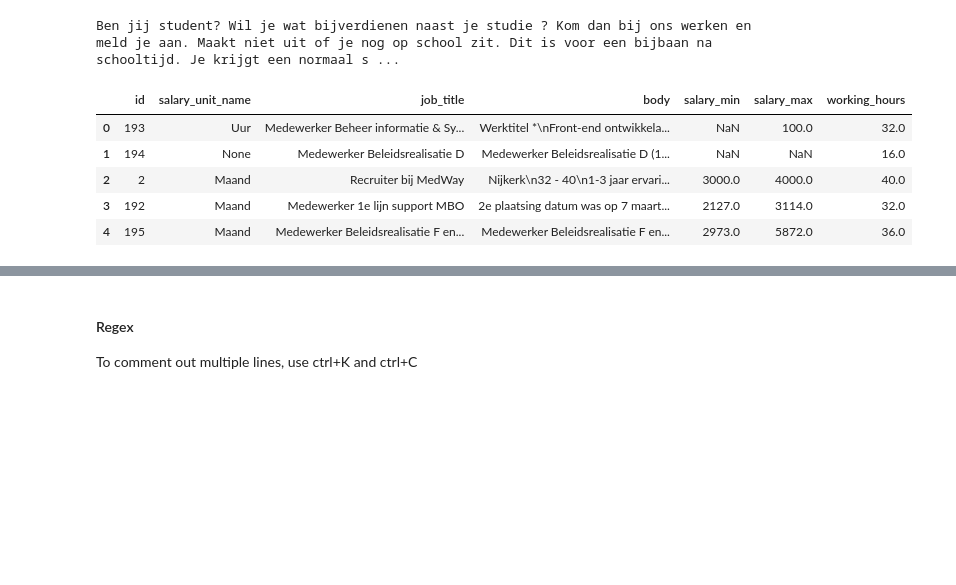
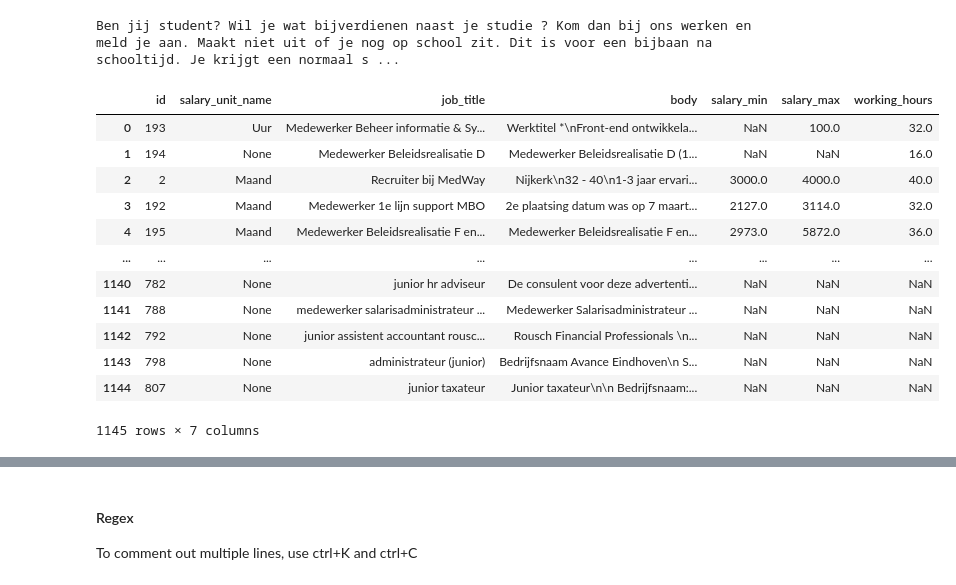
Before and after one commit to berryxmas/dsp-victory, a Jupyter notebook: notebooks/EDA.ipynb, the cells around one changed output, grey strips where cells are left out. Drawn from its saved outputs; the diff is of its cells as text; code cells hidden in the pictures; blank space fills up the shorter version.

```diff
--- a/notebooks/EDA.ipynb
+++ b/notebooks/EDA.ipynb
@@ -24,15 +24,22 @@ Ben jij student? Wil je wat bijverdienen naast je studie ? Kom dan bij ons werke
 # %%
 # import data
 with open("../data/vacancies_large.json") as f:
     vacancies = json.load(f)
 
 # convert to pd df
 vacancies = pd.json_normalize(vacancies)
-vacancies.head()
+vacancies
 # %% [output]
 |  | id | salary_unit_name | job_title | body | salary_min | salary_max | working_hours |
 | 0 | 193 | Uur | Medewerker Beheer informatie & Sy... | Werktitel *\nFront-end ontwikkela... | NaN | 100.0 | 32.0 |
 | 1 | 194 | None | Medewerker Beleidsrealisatie D | Medewerker Beleidsrealisatie D (1... | NaN | NaN | 16.0 |
 | 2 | 2 | Maand | Recruiter bij MedWay | Nijkerk\n32 - 40\n1-3 jaar ervari... | 3000.0 | 4000.0 | 40.0 |
 | 3 | 192 | Maand | Medewerker 1e lijn support MBO | 2e plaatsing datum was op 7 maart... | 2127.0 | 3114.0 | 32.0 |
 | 4 | 195 | Maand | Medewerker Beleidsrealisatie F en... | Medewerker Beleidsrealisatie F en... | 2973.0 | 5872.0 | 36.0 |
+| ... | ... | ... | ... | ... | ... | ... | ... |
+| 1140 | 782 | None | junior hr adviseur | De consulent voor deze advertenti... | NaN | NaN | NaN |
+| 1141 | 788 | None | medewerker salarisadministrateur ... | Medewerker Salarisadministrateur ... | NaN | NaN | NaN |
+| 1142 | 792 | None | junior assistent accountant rousc... | Rousch Financial Professionals \n... | NaN | NaN | NaN |
+| 1143 | 798 | None | administrateur (junior) | Bedrijfsnaam Avance Eindhoven\n S... | NaN | NaN | NaN |
+| 1144 | 807 | None | junior taxateur | Junior taxateur\n\n Bedrijfsnaam:... | NaN | NaN | NaN |
+1145 rows × 7 columns
```
Also changed, not shown: parts of 1 cell of this notebook, 1 other file.
